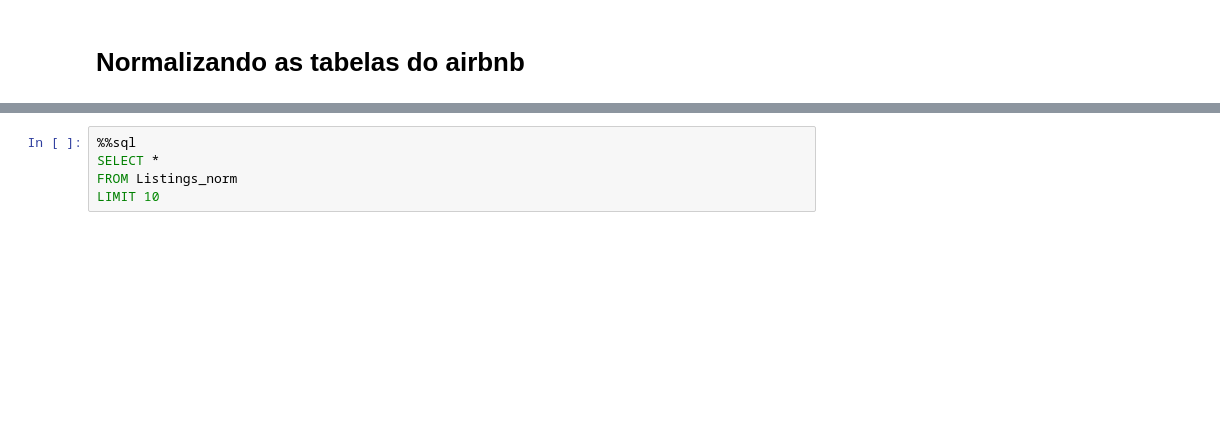
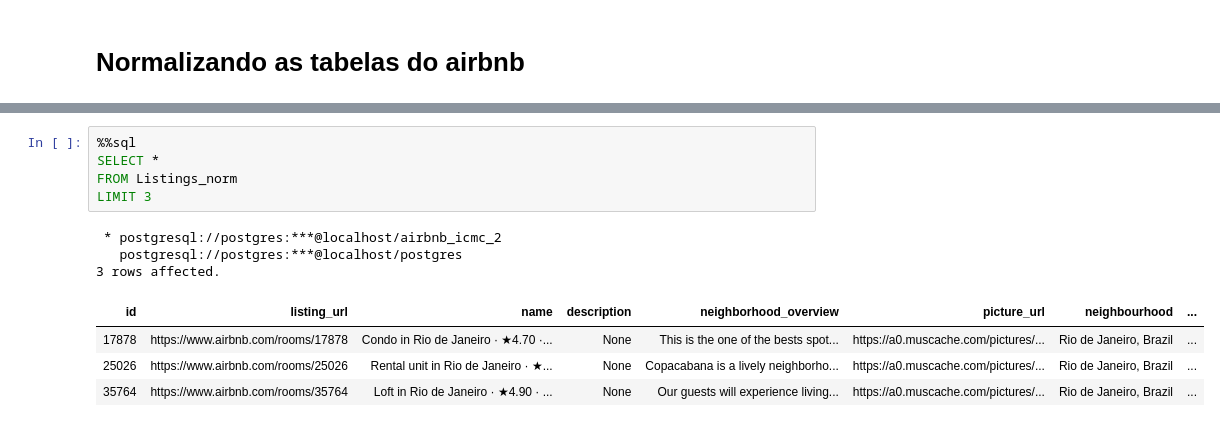
Before and after one commit to LeonardoIshida/airbnb-database-case-study, a Jupyter notebook: trabalho-2/airbnb.ipynb, the cells around one changed output, grey strips where cells are left out. Drawn from its saved outputs; the diff is of its cells as text; blank space fills up the shorter version.

```diff
--- a/trabalho-2/airbnb.ipynb
+++ b/trabalho-2/airbnb.ipynb
@@ -252,5 +273,13 @@ Done.
 # %%
 %%sql
 SELECT *
 FROM Listings_norm
-LIMIT 10
+LIMIT 3
+# %% [output]
+ * postgresql://postgres:***@localhost/airbnb_icmc_2
+   postgresql://postgres:***@localhost/postgres
+3 rows affected.
+| id | listing_url | name | description | neighborhood_overview | picture_url | neighbourhood | ... |
+| 17878 | https://www.airbnb.com/rooms/17878 | Condo in Rio de Janeiro · ★4.70 ·... | None | This is the one of the bests spot... | https://a0.muscache.com/pictures/... | Rio de Janeiro, Brazil | ... |
+| 25026 | https://www.airbnb.com/rooms/25026 | Rental unit in Rio de Janeiro · ★... | None | Copacabana is a lively neighborho... | https://a0.muscache.com/pictures/... | Rio de Janeiro, Brazil | ... |
+| 35764 | https://www.airbnb.com/rooms/35764 | Loft in Rio de Janeiro · ★4.90 · ... | None | Our guests will experience living... | https://a0.muscache.com/pictures/... | Rio de Janeiro, Brazil | ... |
```
Also changed, not shown: parts of 30 cells of this notebook.
